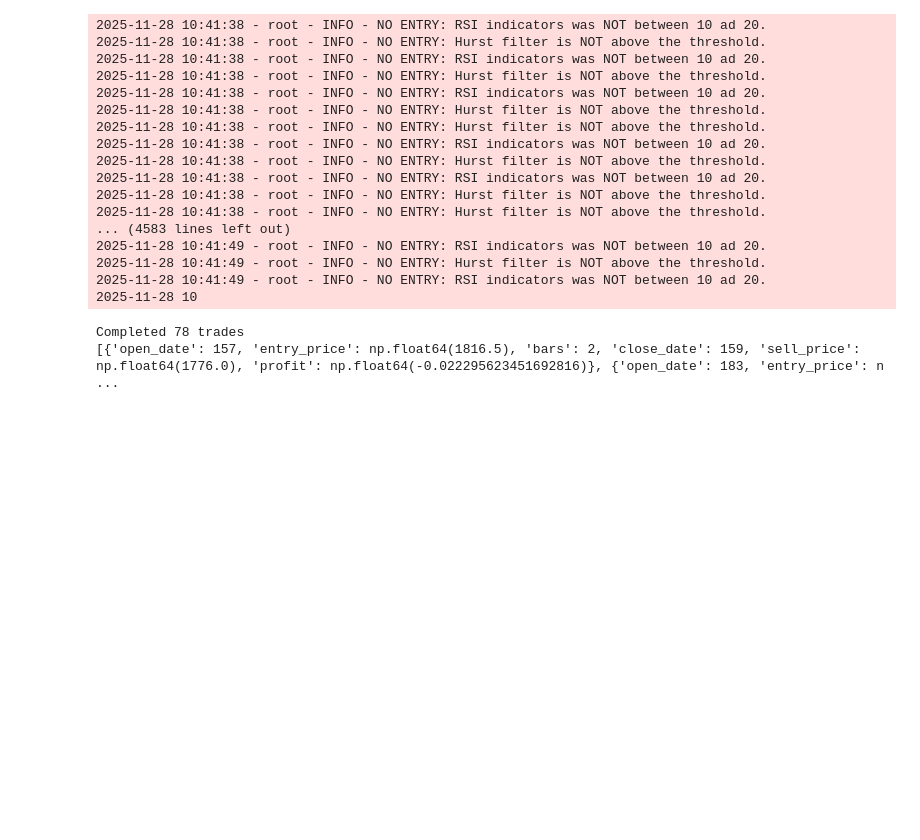
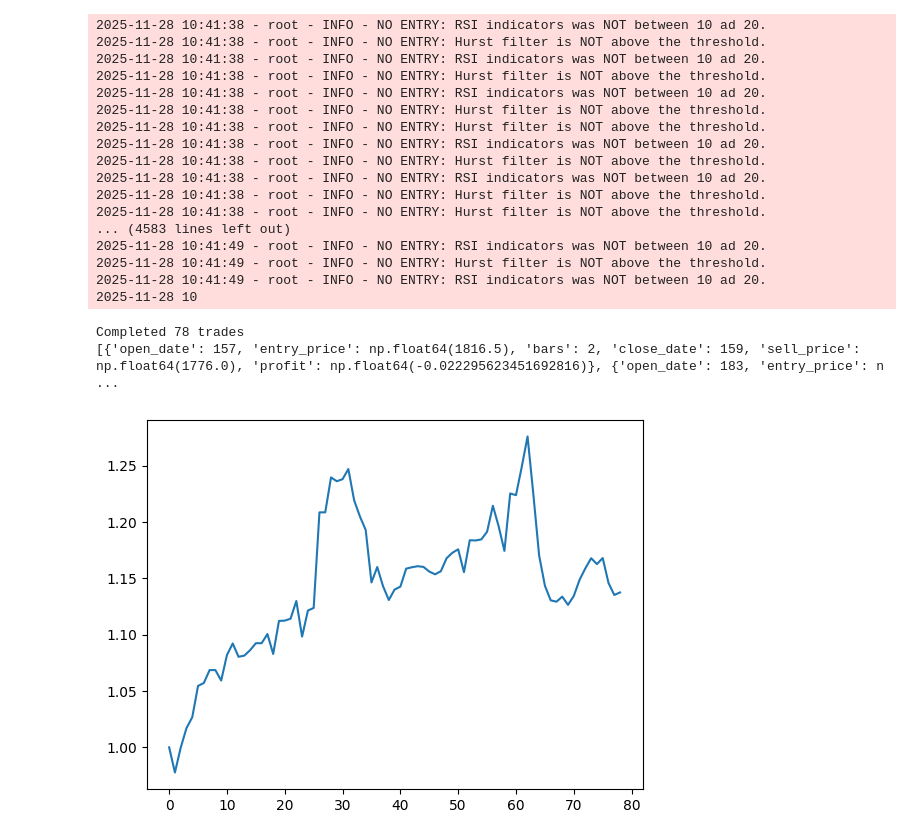
Before and after one commit to blackswan-quants/hurst-pullback, a Jupyter notebook: notebook/09_engine_test.ipynb, the cells around one changed output. Saved outputs shown, nothing was run; the diff lists cells and outputs as text; code cells hidden in the pictures; blank space fills up the shorter version.

```diff
--- a/notebook/09_engine_test.ipynb
+++ b/notebook/09_engine_test.ipynb
@@ -75,3 +77,16 @@ print(all_trades)
 2025-11-28 10
 Completed 78 trades
 [{'open_date': 157, 'entry_price': np.float64(1816.5), 'bars': 2, 'close_date': 159, 'sell_price': np.float64(1776.0), 'profit': np.float64(-0.022295623451692816)}, {'open_date': 183, 'entry_price': n ...
+# %%
+returns = pd.Series((t["profit"] for t in all_trades)).dropna()
+
+sharpe = sharpe_ratio(returns)
+equity_curve = cumulative_return(returns)
+max_dd = max_drawdown(equity_curve)
+plt.plot(equity_curve)
+plt.show()
+
+logging.info("\n sharpe ratio -> %f", sharpe)
+logging.info("\n max drawdown -> %f", max_dd)
+# %% [output]
+[figure, added]
```
Also changed, not shown: parts of 2 cells of this notebook.
